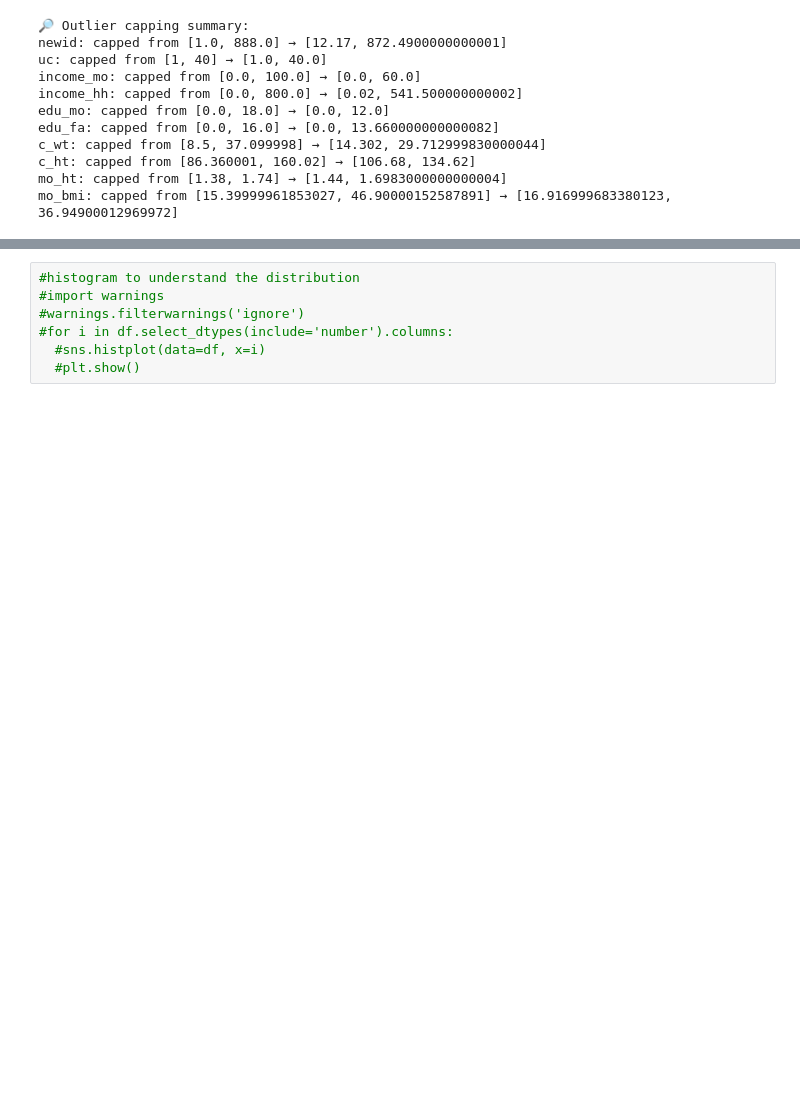
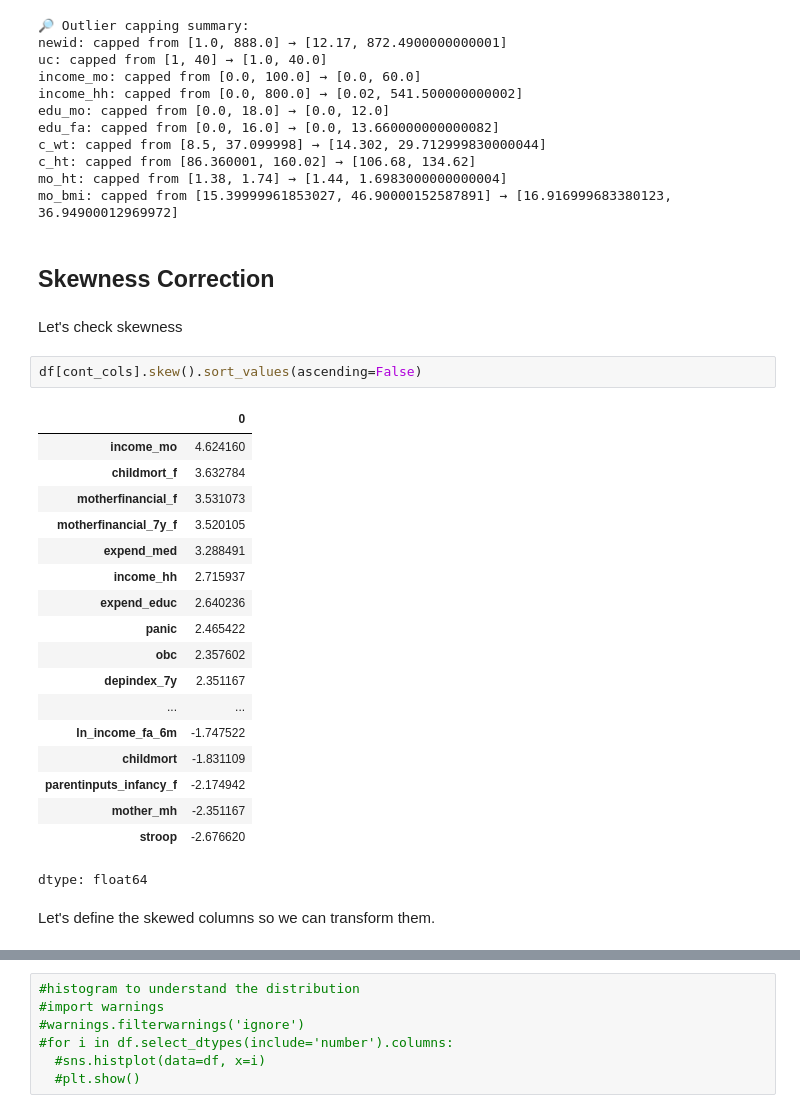
Before and after one commit to Armina101/Postpartum-depression-prediction-model, a Jupyter notebook: postpartum_depression_prediction.ipynb, the cells around one changed output, grey strips where cells are left out. Saved outputs shown, nothing was run; the diff lists cells and outputs as text; blank space fills up the shorter version.

Commit message:
fixing skewness

```diff
--- a/postpartum_depression_prediction.ipynb
+++ b/postpartum_depression_prediction.ipynb
@@ -398,3 +398,30 @@ c_wt: capped from [8.5, 37.099998] → [14.302, 29.712999830000044]
 c_ht: capped from [86.360001, 160.02] → [106.68, 134.62]
 mo_ht: capped from [1.38, 1.74] → [1.44, 1.6983000000000004]
 mo_bmi: capped from [15.39999961853027, 46.90000152587891] → [16.916999683380123, 36.94900012969972]
+# %% [markdown]
+## **Skewness Correction**
+# %% [markdown]
+Let's check skewness
+# %%
+df[cont_cols].skew().sort_values(ascending=False)
+# %% [output]
+|  | 0 |
+| income_mo | 4.624160 |
+| childmort_f | 3.632784 |
+| motherfinancial_f | 3.531073 |
+| motherfinancial_7y_f | 3.520105 |
+| expend_med | 3.288491 |
+| income_hh | 2.715937 |
+| expend_educ | 2.640236 |
+| panic | 2.465422 |
+| obc | 2.357602 |
+| depindex_7y | 2.351167 |
+| ... | ... |
+| ln_income_fa_6m | -1.747522 |
+| childmort | -1.831109 |
+| parentinputs_infancy_f | -2.174942 |
+| mother_mh | -2.351167 |
+| stroop | -2.676620 |
+dtype: float64
+# %% [markdown]
+Let's define the skewed columns so we can transform them.
```
Also changed, not shown: parts of 7 cells of this notebook.
